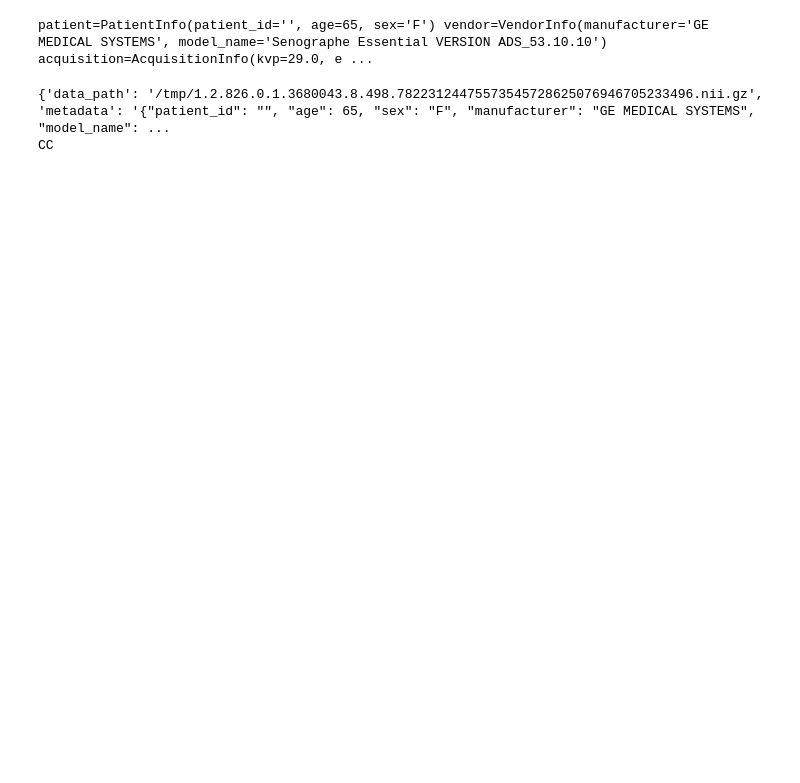
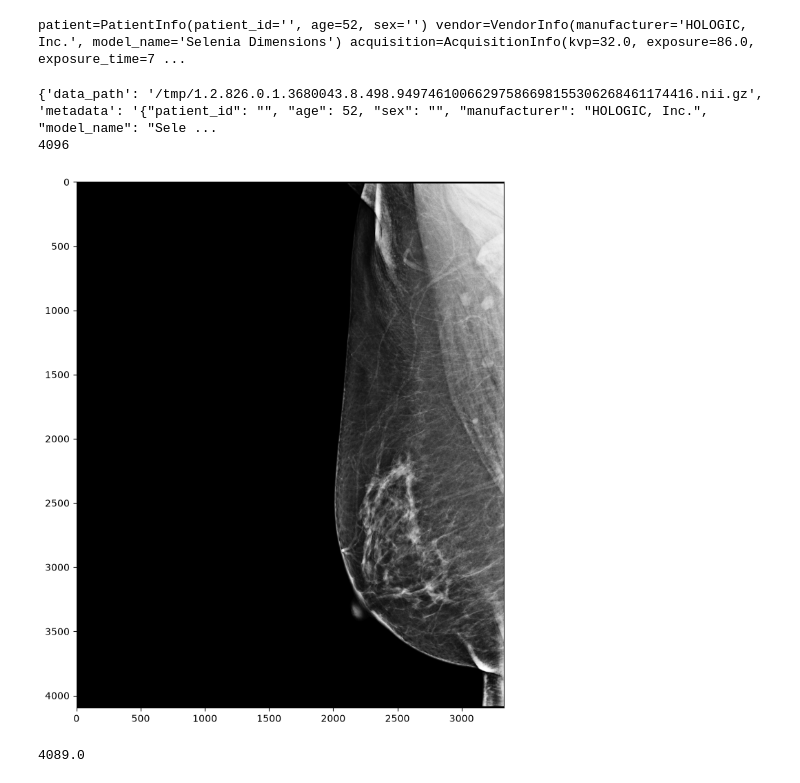
Before and after one commit to eloygarcia/Preprocessing, a Jupyter notebook: plugin_framework/Untitled.ipynb, the cells around one changed output. Cells and saved outputs as stored; diff of their text form; code cells hidden in the pictures; blank space fills up the shorter version.

```diff
--- a/plugin_framework/Untitled.ipynb
+++ b/plugin_framework/Untitled.ipynb
@@ -14,27 +14,50 @@ if not (PROJECT_ROOT / 'api_stable').exists():
 if str(PROJECT_ROOT) not in sys.path:
     sys.path.insert(0, str(PROJECT_ROOT))
 # %%
-DICOM_PATH = Path('/workspace/Data/NL-breast/abnormal/p_4333/left-c/CC/IM-0126-0002-0001.dcm')
+#DICOM_PATH = Path('/workspace/Data/NL-breast/abnormal/p_4333/left-c/CC/IM-0126-0002-0001.dcm')
+#DICOM_PATH = Path('/workspace/Data/CMMD/cmmd/D1-0001/79377/70244/608a073d-14ef-455b-be5d-f73f553b97f0.dcm')
+#DICOM_PATH = Path('/workspace/Data/Mammo-MX/B1/000077_R_MLO_B1_D2')
+#DICOM_PATH = Path('/workspace/Data/Mammo-MX/B6/000457_L_MLO_B6_D3')
+DICOM_PATH = Path('/workspace/Data/Mammo-MX/B6/001922_R_MLO_B6_D2')
+
 if not DICOM_PATH.exists():
     raise FileNotFoundError(f'Actualiza DICOM_PATH: {DICOM_PATH}')
 
 mammo = MammographyDicom.from_dicom(DICOM_PATH)
+# mammo.initialize_image()
+
+
 img = mammo.image.copy()
 # %%
 print(mammo.metadata)
 # %% [output]
-patient=PatientInfo(patient_id='', age=65, sex='F') vendor=VendorInfo(manufacturer='GE MEDICAL SYSTEMS', model_name='Senographe Essential VERSION ADS_53.10.10') acquisition=AcquisitionInfo(kvp=29.0, e ...
+patient=PatientInfo(patient_id='', age=52, sex='') vendor=VendorInfo(manufacturer='HOLOGIC, Inc.', model_name='Selenia Dimensions') acquisition=AcquisitionInfo(kvp=32.0, exposure=86.0, exposure_time=7 ...
 # %%
 encoder = MammographyEncoder.encode(mammo)
 # %%
 print(encoder)
 import json
-print(json.loads(encoder['metadata'])['view'])
+print(json.loads(encoder['metadata'])['rows'])
 # %% [output]
-{'data_path': '/tmp/1.2.826.0.1.3680043.8.498.78223124475573545728625076946705233496.nii.gz', 'metadata': '{"patient_id": "", "age": 65, "sex": "F", "manufacturer": "GE MEDICAL SYSTEMS", "model_name": ...
-CC
+{'data_path': '/tmp/1.2.826.0.1.3680043.8.498.94974610066297586698155306268461174416.nii.gz', 'metadata': '{"patient_id": "", "age": 52, "sex": "", "manufacturer": "HOLOGIC, Inc.", "model_name": "Sele ...
+4096
 # %%
 from aip_platform import  AIPlatform
+# %%
+import nibabel as nib
+import matplotlib.pyplot as plt
+en_path = encoder['data_path']
+nii_file = nib.load(en_path)
+image_array = nii_file.get_fdata()
+
+plt.figure(figsize=(8,15))
+plt.imshow(image_array,cmap='gray')
+plt.show()
+
+print(image_array.max())
+# %% [output]
+[figure, added]
+4089.0
 # %%
 service = AIPlatform()
 # %% [output]
```
Also changed, not shown: parts of 10 cells of this notebook, 14 other files.
